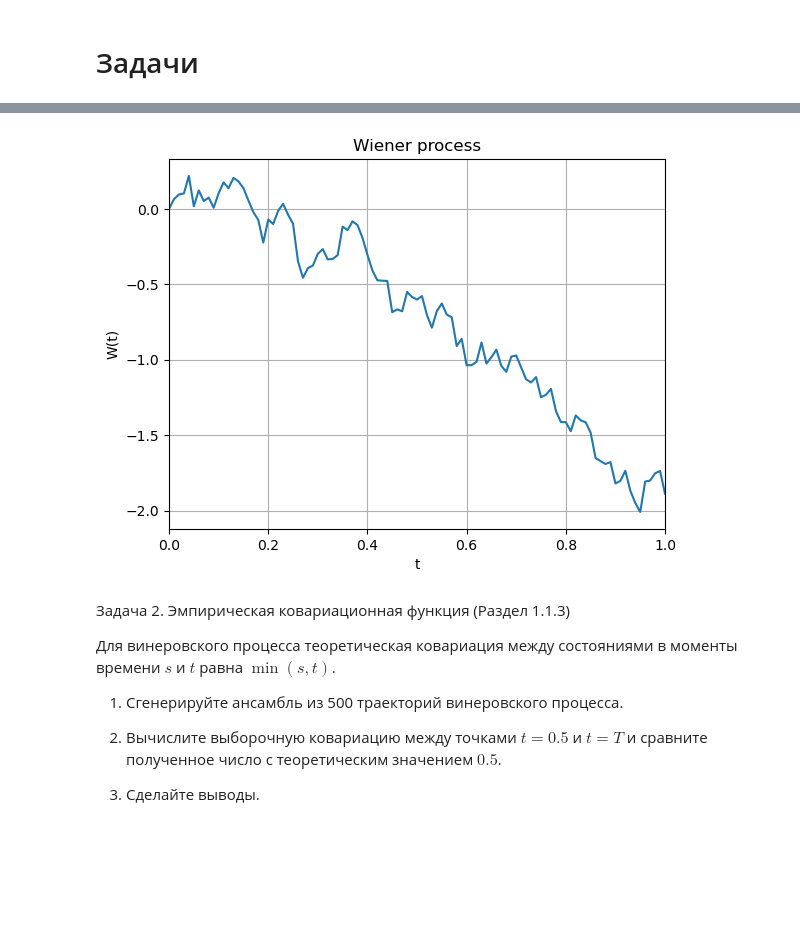
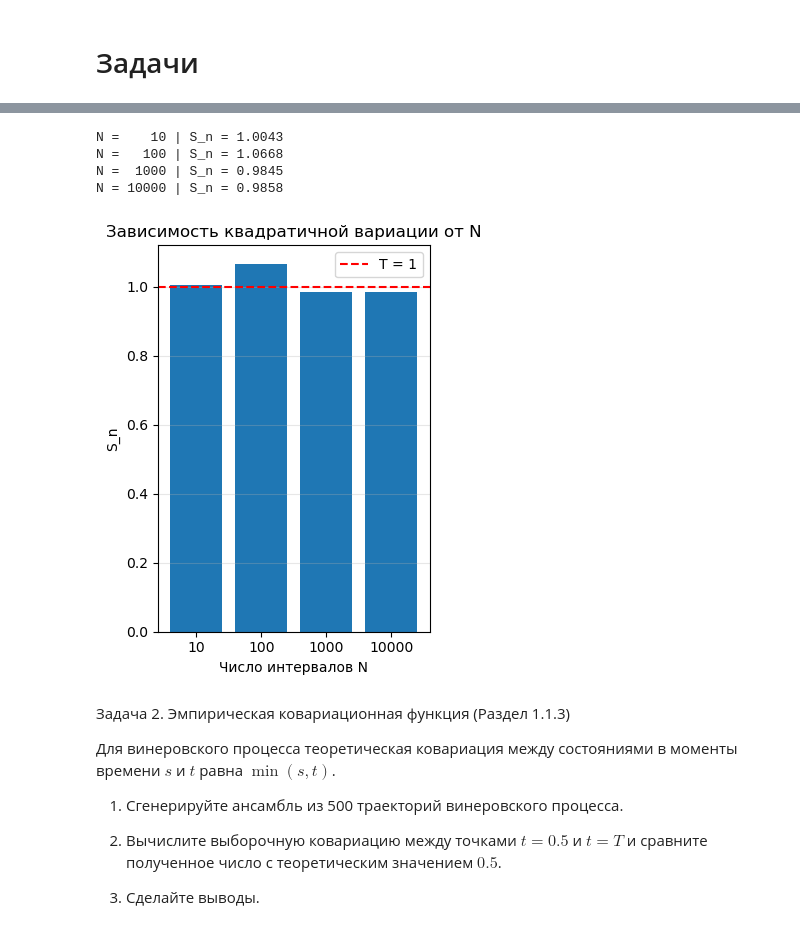
Before and after one commit to bibky/SSP_2026, a Jupyter notebook: lab1_2026_LVI.ipynb, the cells around one changed output, grey strips where cells are left out. Drawn from its saved outputs; the diff is of its cells as text; code cells hidden in the pictures; blank space fills up the shorter version.

```diff
--- a/lab1_2026_LVI.ipynb
+++ b/lab1_2026_LVI.ipynb
@@ -247,40 +247,45 @@ random_walk_with_bets(100, H=100)
 # %%
 def WienerRandomValue(t):
     return np.sqrt(t) * np.random.normal(0, 1)
 
 
-def WienerProcess(N, T):
-    t_data = np.linspace(0, T, N + 1)
-    w_data = np.zeros(N + 1)
-    dt = T/N
-    for i in range(1, N + 1):
-        w_data[i] = w_data[i - 1] + WienerRandomValue(dt)
-    return t_data, w_data
-
-def sum_of_WienerProcess(N: list):
+def sum_of_WienerProcess(N: list, T):
     t_data = np.linspace(0, T, N + 1)
     w_data = np.zeros(N + 1)
     cumsum = 0
     dt = T/N
     for i in range(1, N + 1):
         w_data[i] = w_data[i - 1] + WienerRandomValue(dt)
-        cumsum += (w_data[i] + w_data[i - 1])**2
+        cumsum += (w_data[i] - w_data[i - 1])**2
     return cumsum
 
 
-N = 100
+N = [10, 100, 1000, 10000]
 T = 1
-t_data, w_data = WienerProcess(N, T)
+S_values = []
 
-plt.plot(t_data, w_data)
-plt.xlabel("t")
-plt.ylabel("W(t)")
-plt.xlim(0.0, 1.0)
-plt.title("Wiener process")
-plt.grid(True)
+for n in N:
+    S_n = sum_of_WienerProcess(n, T)
+    S_values.append(S_n)
+    print(f"N = {n:5d} | S_n = {S_n:.4f}")
+
+plt.subplot(1, 2, 2)
+plt.bar([str(n) for n in N], S_values)
+plt.axhline(y=T, color='red', linestyle='--', label=f'T = {T}')
+plt.xlabel("Число интервалов N")
+plt.ylabel("S_n")
+plt.title("Зависимость квадратичной вариации от N")
+plt.legend()
+plt.grid(True, axis='y', alpha=0.3)
+
+plt.tight_layout()
 plt.show()
 # %% [output]
+N =    10 | S_n = 1.0043
+N =   100 | S_n = 1.0668
+N =  1000 | S_n = 0.9845
+N = 10000 | S_n = 0.9858
-[figure, old version]
+[figure, new version]
 # %% [markdown]
 Задача 2. Эмпирическая ковариационная функция (Раздел 1.1.3)
 
```
Also changed, not shown: parts of 1 cell of this notebook.
